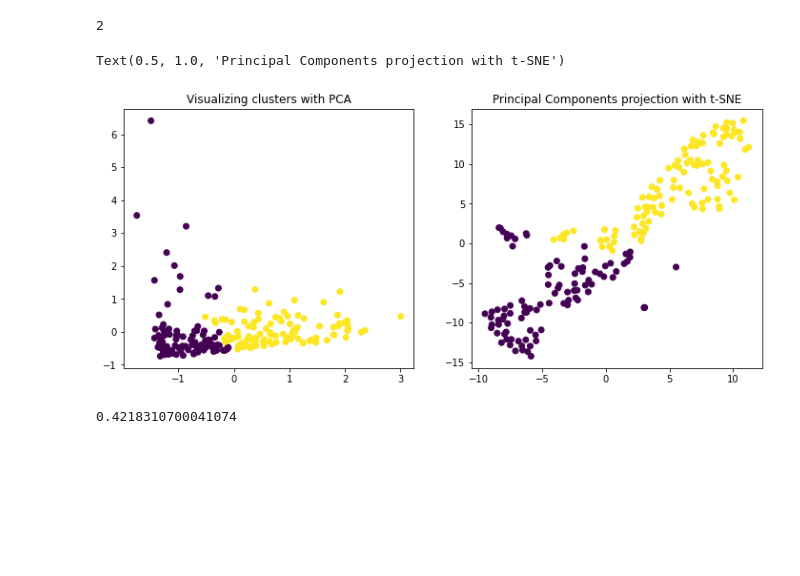
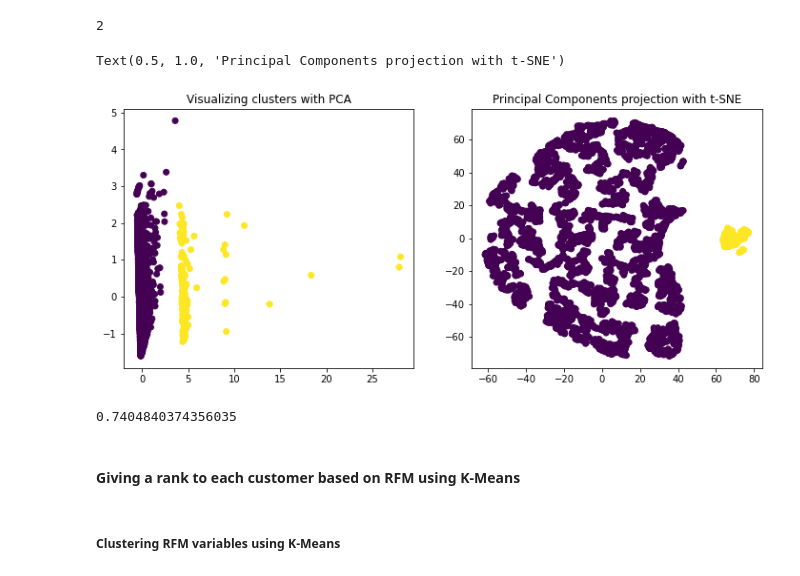
Before and after one commit to oumeima-elgharbi/P5_Data_Science_OpenClassrooms, a Jupyter notebook: P5_02_essais.ipynb, the cells around one changed output. Drawn from its saved outputs; the diff is of its cells as text; code cells hidden in the pictures; blank space fills up the shorter version.

```diff
--- a/P5_02_essais.ipynb
+++ b/P5_02_essais.ipynb
@@ -281,4 +290,4 @@ kmeans_cluster.inertia_
 # %%
-silh = silhouette_score(X_norm, kmeans_cluster.labels_)
+silh = silhouette_score(X_norm_sample, kmeans_cluster.labels_)
 silh
 # %% [output]
@@ -327,7 +336,7 @@ for num_clusters in range(1, 25):
     print("\n\nTrying K =", num_clusters, end='\n')
     kmeans_cluster = KMeans(n_clusters=num_clusters,
                     verbose=1,
-                    random_state=0).fit(X_norm)
+                    random_state=0).fit(X_norm_sample)
     inertia[num_clusters] = kmeans_cluster.inertia_
     dict_kmeans[num_clusters] = kmeans_cluster
 # %% [output]
@@ -382,8 +391,8 @@ sns.lineplot(x=list(inertia.keys()), y=list(inertia.values()))
 silhouettes = []
 for num_clusters in range(2, 25):
     cls = KMeans(n_clusters=num_clusters, random_state=0) # #init='random', n_init=1)
-    cls.fit(X_norm)
-    silh = silhouette_score(X_norm, cls.labels_)
+    cls.fit(X_norm_sample)
+    silh = silhouette_score(X_norm_sample, cls.labels_)
     silhouettes.append(silh)
 
 print("We want the silhouette score to be close to 1.")
@@ -395,9 +404,7 @@ We want the silhouette score to be close to 1.
 # %% [markdown]
 ### Hierarchical clustering
 # %%
-from sklearn.cluster import AgglomerativeClustering
-
-hierarchical_cls = AgglomerativeClustering().fit(X_norm) # n_clusters=5
+hierarchical_cls = AgglomerativeClustering().fit(X_norm_sample) # n_clusters=5
 # %%
 hierarchical_cls
 # %% [output]
@@ -422,17 +420,21 @@ hierarchical_cls.n_clusters
 # %%
 fig = plt.figure(figsize=(12, 5))
 
 ax = fig.add_subplot(121) # 1 en ordonnée / 2 en abcs / celle là la premiere
-ax.scatter(x=X_pca[:, 0], y=X_pca[:, 1], c=hierarchical_cls.labels_) # colorier en fct etiquette deu clusterning
+ax.scatter(x=X_pca_sample[:, 0], y=X_pca_sample[:, 1], c=hierarchical_cls.labels_) # colorier en fct etiquette deu clusterning
 plt.title("Visualizing clusters with PCA")
 
 ax = fig.add_subplot(122) # 1 en ordonnée / 2 en abcs / celle là la premiere
 ax.scatter(x=X_tsne[:,0], y=X_tsne[:,1], c=hierarchical_cls.labels_) # palette=sns.color_palette("hls", n_colors=num_clusters)
 plt.title('Principal Components projection with t-SNE')
 # %% [output]
 Text(0.5, 1.0, 'Principal Components projection with t-SNE')
-[figure, old version]
+[figure, new version]
 # %%
-silhouette_score(X_norm, hierarchical_cls.labels_)
+silhouette_score(X_norm_sample, hierarchical_cls.labels_)
 # %% [output]
-0.4218310700041074
+0.7404840374356035
+# %% [markdown]
+#### Giving a rank to each customer based on RFM using K-Means
+# %% [markdown]
+##### Clustering RFM variables using K-Means
```
Also changed, not shown: parts of 42 cells of this notebook, 2 other files.
